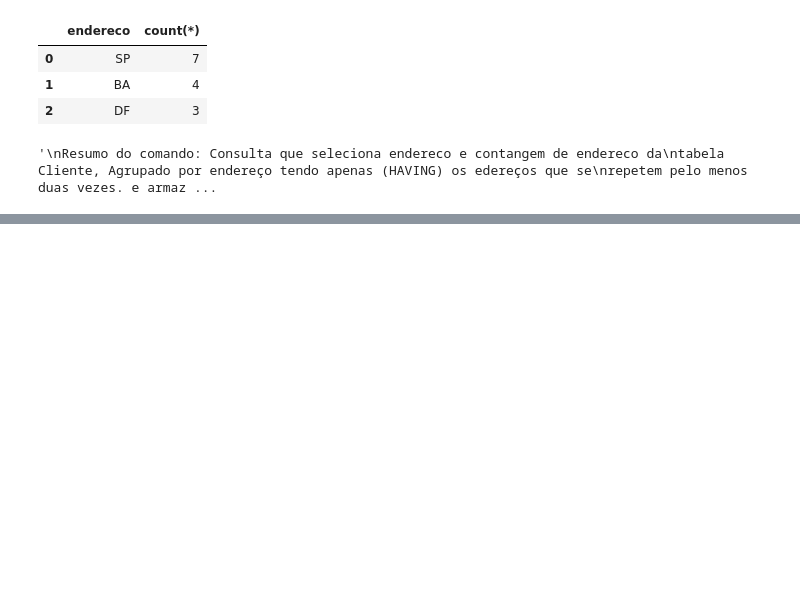
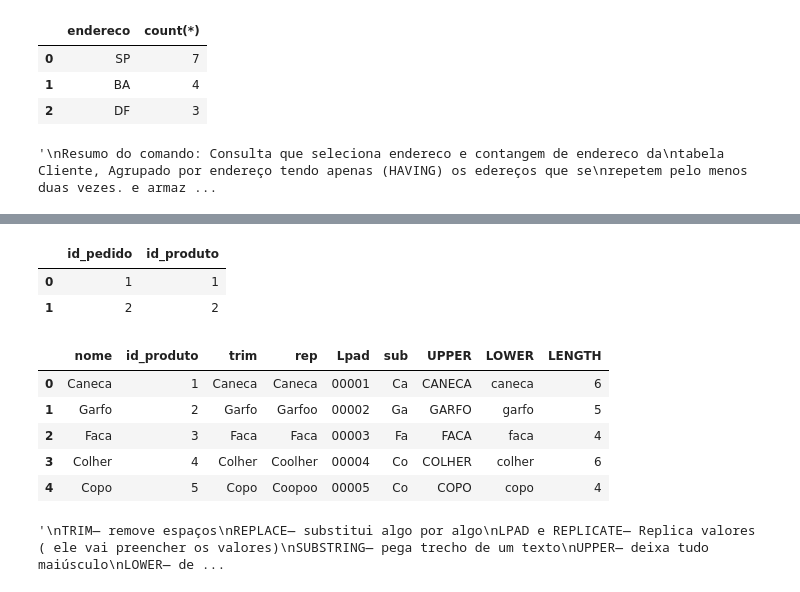
Before and after one commit to Eudesjs/SoulCode_AD6_Analista_Dados, a Jupyter notebook: Python_para_SQL_atual.ipynb, the cells around one changed output, grey strips where cells are left out. Saved outputs shown, nothing was run; the diff lists cells and outputs as text; code cells hidden in the pictures; blank space fills up the shorter version.

```diff
--- a/Python_para_SQL_atual.ipynb
+++ b/Python_para_SQL_atual.ipynb
@@ -82,7 +76,7 @@ connection.close() # Fechamento da conexão após a consulta
 host = '34.42.189.175'
 user = 'root'
 password = ''
-database = 'sextou'
+database = 'sextouu'
 # %%
 '''
 Objetivo: Criar uma tabela no banco de dados
@@ -1222,0 +1243,33 @@ em um dataframe Pandas chamado uniao
+# %%
+'''
+esta consulta tem como objetivos selecionar as colunas id_pedido e id_produto
+da tabela ItemPedido onde id_produto seja 1 ou seja 2 e o id_pedido esteja entre
+1 e 9
+'''
+# Abertura da conexão para uma nova consulta
+connection = mysql.connector.connect(
+    host=host,
+    user=user,
+    password=password,
+    database=database,
+)
+cursor = connection.cursor()  # Criação de um cursor para executar consultas SQL no banco de dados
+# Definição da consulta SQL a ser executada
+query = '''
+SELECT
+    id_pedido,
+    id_produto
+  FROM ItemPedido
+ WHERE id_produto IN (1, 2)
+   AND id_pedido BETWEEN 1 AND 9;
+'''
+cursor.execute(query) # Execução da consulta no banco de dados
+result = cursor.fetchall() # Recuperação de todos os resultados da consulta
+distinct = pd.DataFrame(result, columns=cursor.column_names) # Criação de um DataFrame Pandas usando os resultados da consulta e os nomes das colunas do cursor
+display(distinct) # Exibição do DataFrame Pandas contendo os resultados da consulta
+cursor.close() # Fechamento do cursor após a conclusão da consulta
+connection.close() # Fechamento da conexão após a consulta
+# %% [output]
+|  | id_pedido | id_produto |
+| 0 | 1 | 1 |
+| 1 | 2 | 2 |
@@ -1222,0 +1467,44 @@ em um dataframe Pandas chamado uniao
+# %%
+# Abertura da conexão para uma nova consulta
+connection = mysql.connector.connect(
+    host=host,
+    user=user,
+    password=password,
+    database=database,
+)
+cursor = connection.cursor()  # Criação de um cursor para executar consultas SQL no banco de dados
+# Definição da consulta SQL a ser executada
+query = '''
+SELECT nome, id_produto,
+       TRIM(nome) AS trim,
+       REPLACE(nome, 'o', 'oo') AS rep,
+       LPAD(id_produto, 5, "0") AS Lpad,
+       SUBSTRING(nome, 1, 2) AS sub,
+       UPPER(nome) AS UPPER,
+       LOWER(nome) AS LOWER,
+       LENGTH(nome) AS LENGTH
+  FROM Produto AS prod;
+'''
+cursor.execute(query) # Execução da consulta no banco de dados
+result = cursor.fetchall() # Recuperação de todos os resultados da consulta
+distinct = pd.DataFrame(result, columns=cursor.column_names) # Criação de um DataFrame Pandas usando os resultados da consulta e os nomes das colunas do cursor
+display(distinct) # Exibição do DataFrame Pandas contendo os resultados da consulta
+cursor.close() # Fechamento do cursor após a conclusão da consulta
+connection.close() # Fechamento da conexão após a consulta
+'''
+TRIM— remove espaços
+REPLACE— substitui algo por algo
+LPAD e REPLICATE— Replica valores ( ele vai preencher os valores)
+SUBSTRING— pega trecho de um texto
+UPPER— deixa tudo maiúsculo
+LOWER— deixa tudo minúsculo
+LENGTH— calcula a quantidade de caracteres
+'''
+# %% [output]
+|  | nome | id_produto | trim | rep | Lpad | sub | UPPER | LOWER | LENGTH |
+| 0 | Caneca | 1 | Caneca | Caneca | 00001 | Ca | CANECA | caneca | 6 |
+| 1 | Garfo | 2 | Garfo | Garfoo | 00002 | Ga | GARFO | garfo | 5 |
+| 2 | Faca | 3 | Faca | Faca | 00003 | Fa | FACA | faca | 4 |
+| 3 | Colher | 4 | Colher | Coolher | 00004 | Co | COLHER | colher | 6 |
+| 4 | Copo | 5 | Copo | Coopoo | 00005 | Co | COPO | copo | 4 |
+'\nTRIM— remove espaços\nREPLACE— substitui algo por algo\nLPAD e REPLICATE— Replica valores ( ele vai preencher os valores)\nSUBSTRING— pega trecho de um texto\nUPPER— deixa tudo maiúsculo\nLOWER— de ...
```
Also changed, not shown: parts of 19 cells of this notebook.
